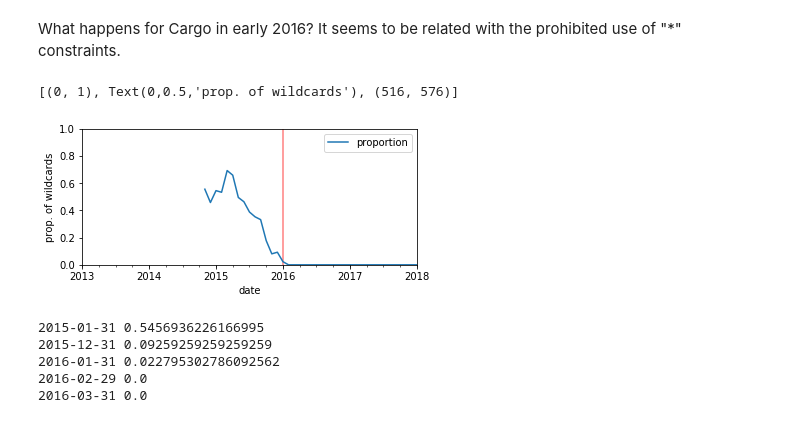
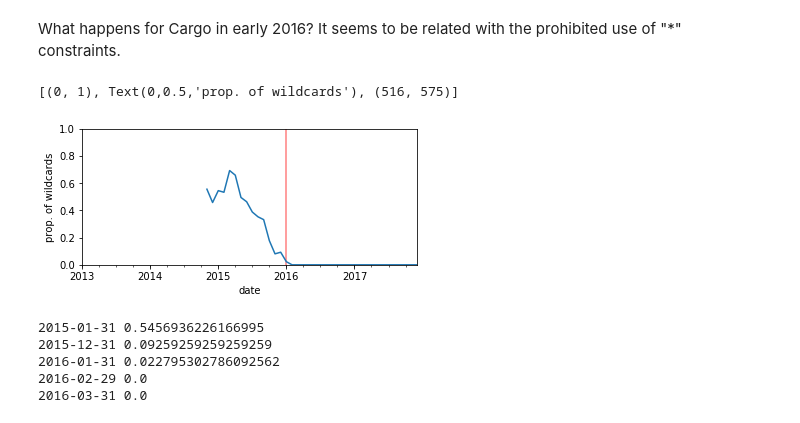
Before and after one commit to AlexandreDecan/secos-constraints, a Jupyter notebook: notebooks/Semver compliance.ipynb, the cells around one changed output. Saved outputs shown, nothing was run; the diff lists cells and outputs as text; code cells hidden in the pictures.

```diff
--- a/notebooks/Semver compliance.ipynb
+++ b/notebooks/Semver compliance.ipynb
@@ -15,7 +15,7 @@ FIG_SIZE_WIDE = (14, 2.5)
 FIGURE_PATH = '../figures'
 
 ECOSYSTEMS = ['Cargo', 'NPM', 'Packagist', 'Rubygems']
-DATE_RANGE = pandas.to_datetime('2013-01-01'), pandas.to_datetime('2018-01-01')
+DATE_RANGE = pandas.to_datetime('2013-01-01'), pandas.to_datetime('2017-12-31')
 CENSOR_DATE = pandas.to_datetime('2018-03-15')
 P_VALUE = 0.05  # Not corrected
 
@@ -80,7 +80,7 @@ Loading Rubygems
 .. identify next release
 Done!
 # %%
-mask_semver = {
+mask_compliant = {
     'Semver': lambda d: (~d['allows_major'] & d['allows_minor'] & ~d['dev']) | (d['dev'] & ~d['allows_patch']),
     'Cargo': lambda d: (~d['allows_major'] & d['allows_minor'] & ~d['dev']) | (d['dev'] & ~d['allows_minor'] & d['allows_patch']),
     'NPM': lambda d: (~d['allows_major'] & d['allows_minor'] & ~d['dev']) | (d['dev'] & ~d['allows_minor'] & d['allows_patch']),
@@ -117,7 +117,7 @@ for ecosystem in ECOSYSTEMS:
             on=['package', 'version']
         )
        .assign(**{
-            'compliant': mask_semver['Semver'],
+            'compliant': mask_compliant['Semver'],
             'permissive': mask_permissive['Semver'],
             'restrictive': mask_restrictive['Semver'],
         })
@@ -500,24 +517,24 @@ What happens for Cargo in early 2016? It seems to be related with the prohibited
 # %%
 data_temp = (
     df_dependencies['Cargo']
     .assign(wildcard=lambda d: d['constraint'] == '*')
     .groupby(pandas.Grouper(key='date', freq='M'))
     .agg({'package': 'count', 'wildcard': 'sum'})
     .assign(proportion=lambda d: d['wildcard'] / d['package'])
 )
 
-ax = data_temp[['proportion']].plot()
+ax = data_temp[['proportion']].plot(legend=False)
 
 ax.vlines(pandas.to_datetime('2016-01-22'), 0, 1, colors='r', alpha=0.5)
 
 ax.set(
     xlim=DATE_RANGE,
     ylim=(0, 1),
     ylabel='prop. of wildcards',
 )
 # %% [output]
-[(0, 1), Text(0,0.5,'prop. of wildcards'), (516, 576)]
+[(0, 1), Text(0,0.5,'prop. of wildcards'), (516, 575)]
-[figure, old version]
+[figure, new version]
 # %%
 for date in ['2015-01-31', '2015-12-31', '2016-01-31', '2016-02-29', '2016-03-31']:
     print(date, data_temp.loc[pandas.to_datetime(date)]['proportion'])
```
Also changed, not shown: parts of 24 cells of this notebook, 1 other file.
